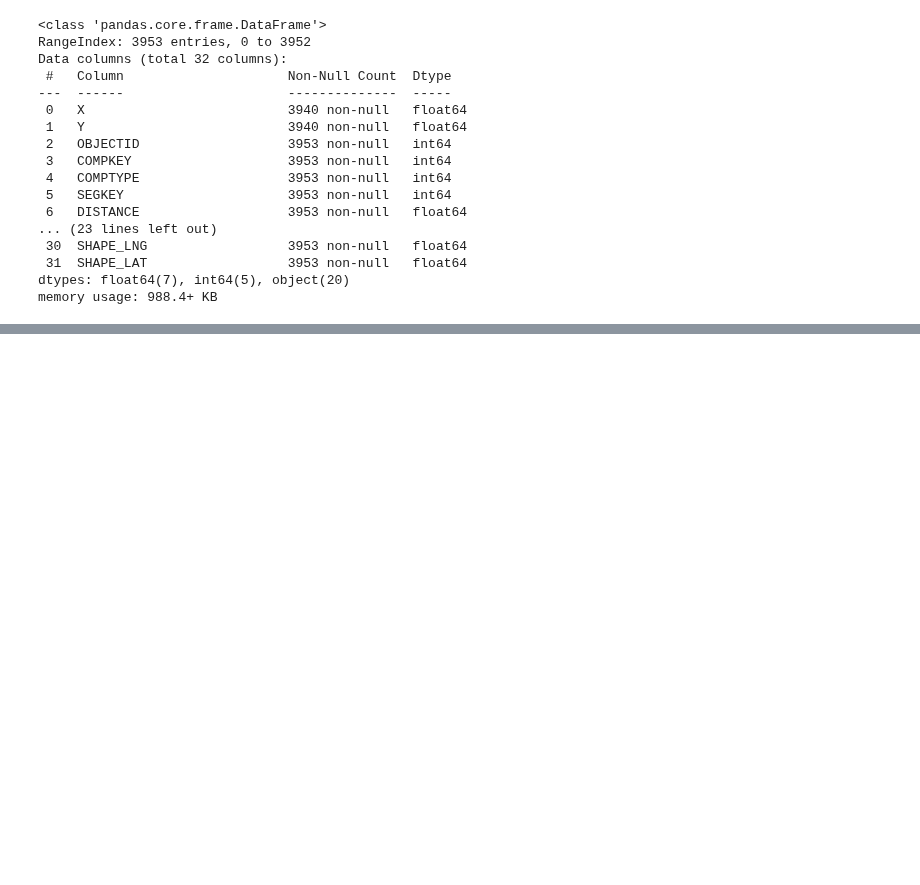
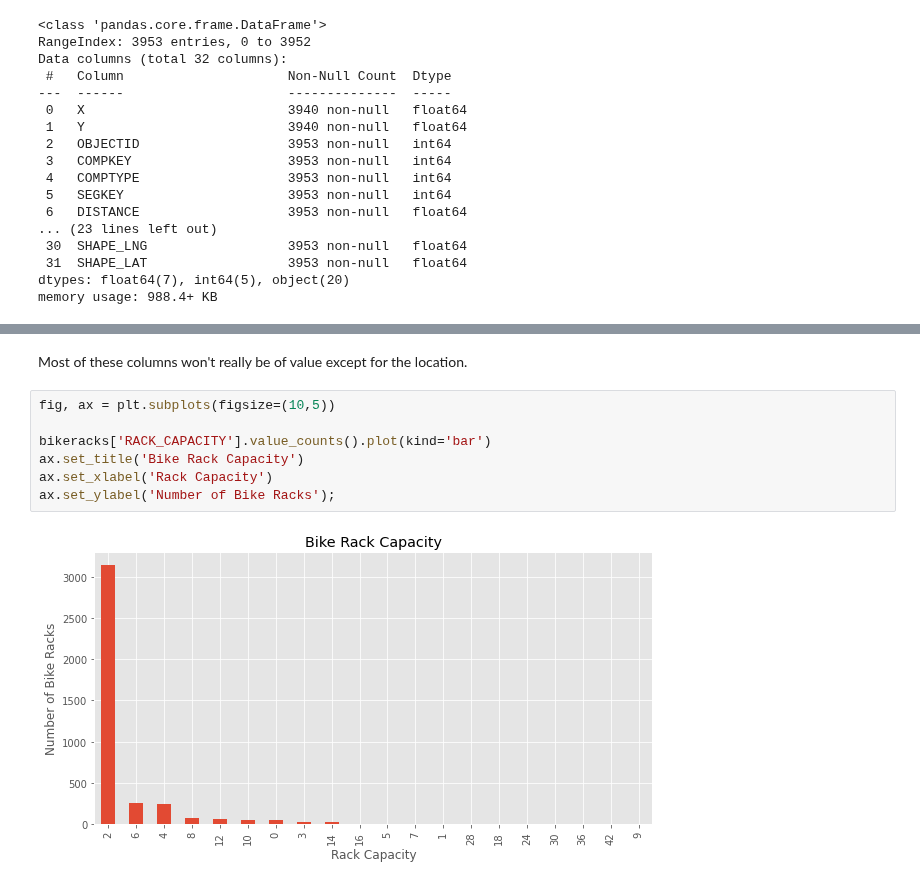
Before and after one commit to DataCircles/traffic_collisions_ml_team1, a Jupyter notebook: notebooks/data_report.ipynb, the cells around one changed output, grey strips where cells are left out. Cells and saved outputs as stored; diff of their text form; blank space fills up the shorter version.

Commit message:
add bike racks and marked crosswalks bar graphs

```diff
--- a/notebooks/data_report.ipynb
+++ b/notebooks/data_report.ipynb
@@ -475,3 +481,14 @@ bikeracks.describe()
 | 50% | 1.270261e+06 | 229254.574623 | 1977.000000 | 518843.000000 | 16.0 | 11453.000000 | 170.000000 | -17.000000 | 2.000000 | ... |
 | 75% | 1.274628e+06 | 244876.205375 | 2965.000000 | 614504.000000 | 16.0 | 14630.000000 | 276.000000 | 27.000000 | 2.000000 | ... |
 | max | 1.290757e+06 | 270742.749257 | 3953.000000 | 764154.000000 | 16.0 | 701839.000000 | 8226.602746 | 64.000000 | 42.000000 | ... |
+# %% [markdown]
+Most of these columns won't really be of value except for the location.
+# %%
+fig, ax = plt.subplots(figsize=(10,5))
+
+bikeracks['RACK_CAPACITY'].value_counts().plot(kind='bar')
+ax.set_title('Bike Rack Capacity')
+ax.set_xlabel('Rack Capacity')
+ax.set_ylabel('Number of Bike Racks');
+# %% [output]
+[figure, added]
```
Also changed, not shown: parts of 12 cells of this notebook.
